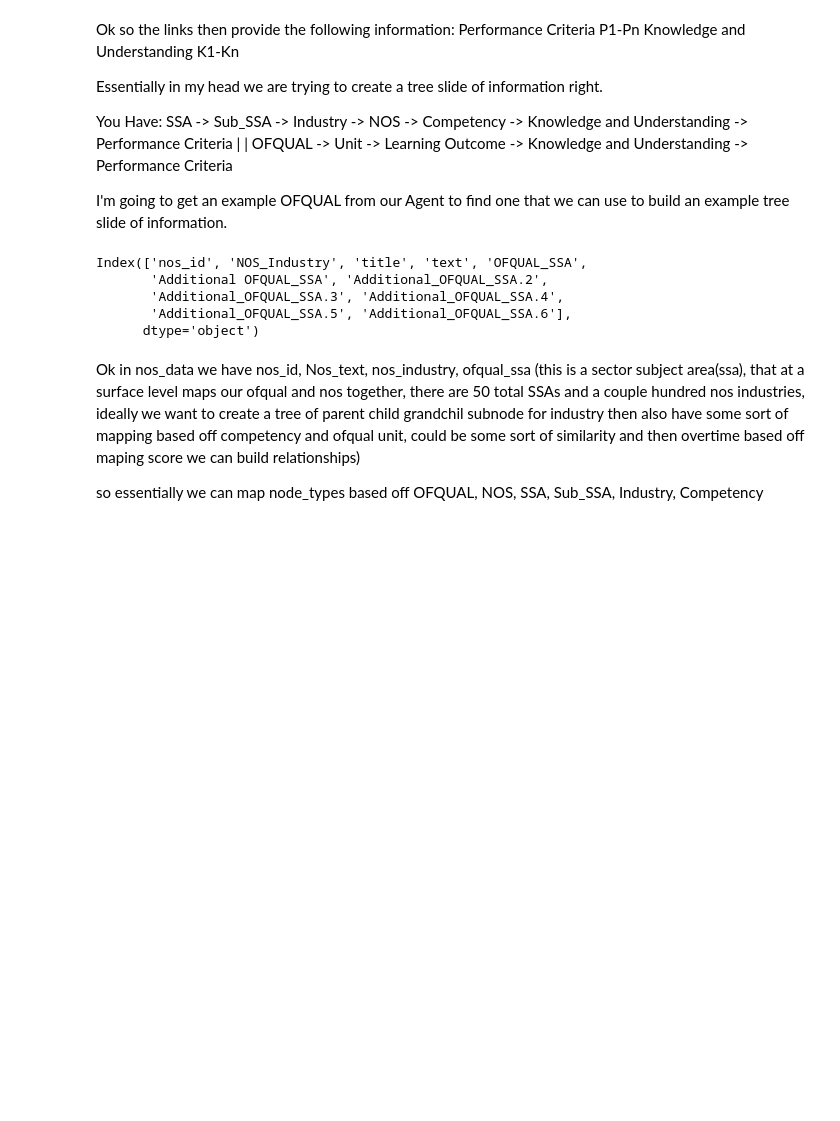
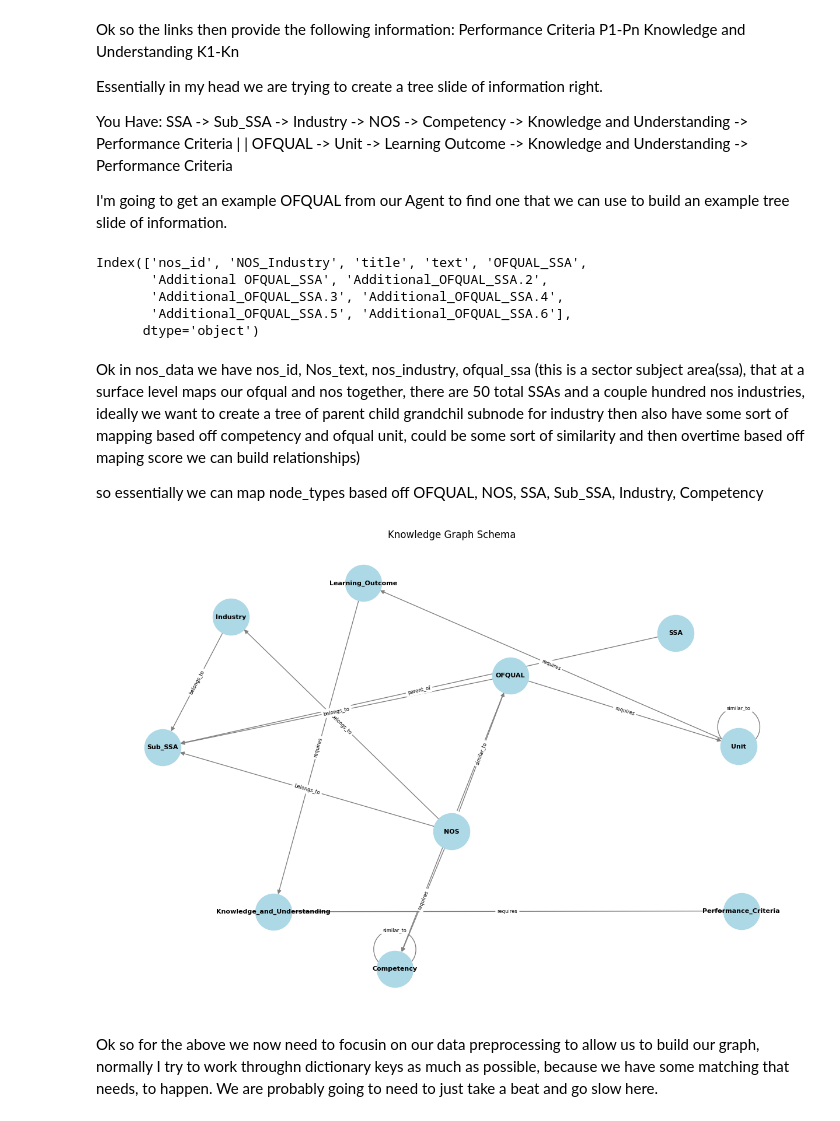
Before and after one commit to Manoj-619/Cosmo, a Jupyter notebook: notebooks/RGCN.ipynb, the cells around one changed output. Cells and saved outputs as stored; diff of their text form; code cells hidden in the pictures; blank space fills up the shorter version.

```diff
--- a/notebooks/RGCN.ipynb
+++ b/notebooks/RGCN.ipynb
@@ -113,20 +113,59 @@ node_types = {
 }
 
 edge_types = {
-    ('NOS', 'belongs_to', 'SSA'),
+    ('SSA', 'parent_of', 'Sub_SSA'),
+    ('NOS', 'belongs_to', 'Sub_SSA'),
     ('OFQUAL', 'belongs_to', 'Sub_SSA'),
-    ('NOS', 'part_of', 'Industry'),
+    ('NOS', 'belongs_to', 'Industry'),
     ('Industry', 'belongs_to', 'Sub_SSA'),
     ('NOS', 'requires', 'Competency'),
     ('OFQUAL', 'requires', 'Competency'),
-    ('Industry', 'parent_of', 'Industry'),  # Hierarchical industry relationships With linking into SSA and Sub_SSA
     ('NOS', 'similar_to', 'OFQUAL'),  # Similarity-based mapping
-    ('Competency', 'related_to', 'Competency'),  # Competency relationships
+    ('Competency', 'similar_to', 'Competency'),  # Competency relationships
+    ('Unit', 'similar_to', 'Unit'),
+    ('NOS', 'similar_to', 'OFQUAL'),
     ('OFQUAL', 'requires', 'Unit'),
     ('Unit', 'requires', 'Learning_Outcome'),
     ('Learning_Outcome', 'requires', 'Knowledge_and_Understanding'), # This is a solution that needs to be mapped most likely through IQUAL Trainer, using NOS Text then queried with OFQUAL Text
     ('Knowledge_and_Understanding', 'requires', 'Performance_Criteria') # This is then automatically mapped due to relationship structure
 }
+# %%
+import networkx as nx
+import matplotlib.pyplot as plt
+
+# Create directed graph
+G = nx.DiGraph()
+
+# Add nodes for each node type
+for node_type, attributes in node_types.items():
+    G.add_node(node_type)
+
+# Add edges from edge_types
+for edge in edge_types:
+    source, relation, target = edge
+    G.add_edge(source, target, relation=relation)
+
+# Set up the plot
+plt.figure(figsize=(12, 8))
+
+# Draw the network
+pos = nx.spring_layout(G, k=2, iterations=50)
+nx.draw(G, pos, with_labels=True, node_color='lightblue',
+        node_size=2000, font_size=8, font_weight='bold',
+        arrows=True, edge_color='gray')
+
+# Add edge labels
+edge_labels = {(source, target): data['relation']
+               for source, target, data in G.edges(data=True)}
+nx.draw_networkx_edge_labels(G, pos, edge_labels, font_size=6)
+
+plt.title("Knowledge Graph Schema")
+plt.axis('off')
+plt.show()
+# %% [output]
+[figure, added]
+# %% [markdown]
+Ok so for the above we now need to focusin on our data preprocessing to allow us to build our graph, normally I try to work throughn dictionary keys as much as possible, because we have some matching that needs, to happen. We are probably going to need to just take a beat and go slow here.
 # %% [markdown]
 I went with PyG for this because I know it best then also GDL is now depreciated lol, but if you have used torch before this is veery similar but optimised for graph data, the RGCN works by having both node types (NOS, OFQUAL, SSA etc.) and edge types (belongs_to, requires, similar_to etc.) this gives us the ability to essentially assign a definition and then see how it reacts,
 
```
Also changed, not shown: parts of 3 cells of this notebook.
